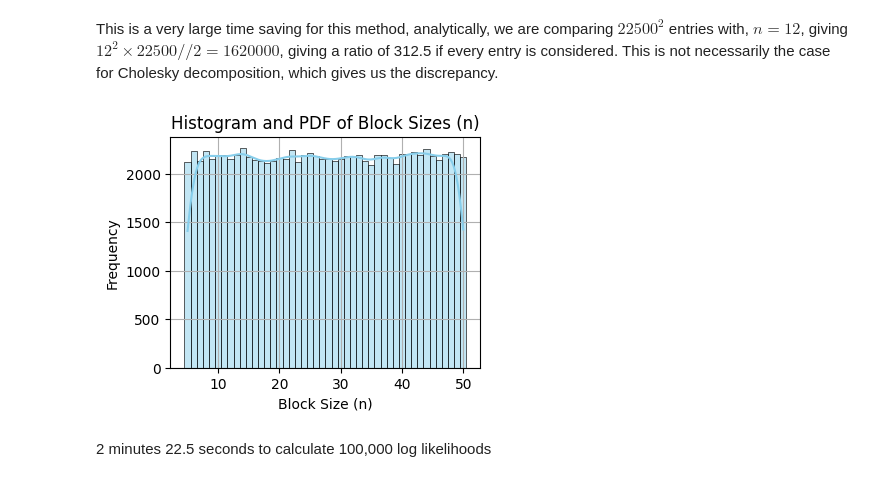
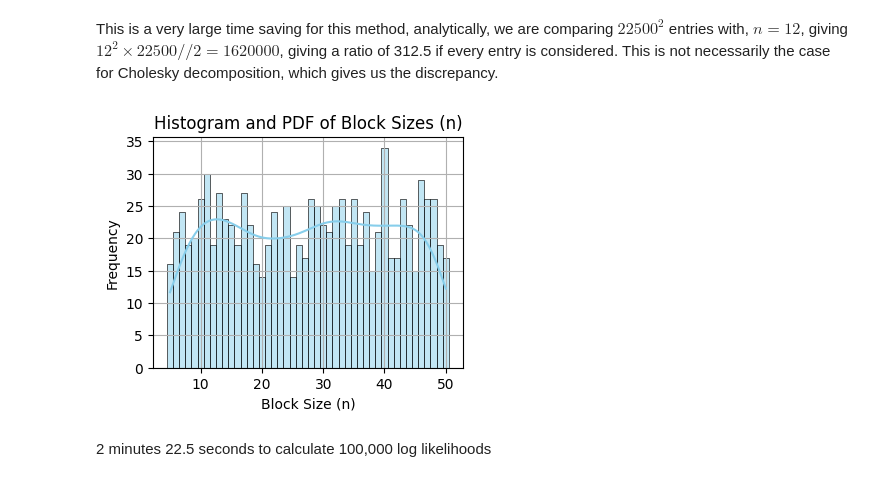
Before and after one commit to AbhishekDey03/mathematical-notebooks, a Jupyter notebook: covariance_matrix_calculations.ipynb, the cells around one changed output. Drawn from its saved outputs; the diff is of its cells as text; code cells hidden in the pictures.

```diff
--- a/covariance_matrix_calculations.ipynb
+++ b/covariance_matrix_calculations.ipynb
@@ -257,17 +257,17 @@ nll_to_matrix = lambda cov, x, mu, n_values: np.column_stack((
     np.array([block_diagonal_mvg_NLL(cov, x, mu, n) for n in n_values])
 ))
 # %%
-n_values = np.random.randint(5, 51, size=100000)
+n_values = np.random.randint(5, 51, size=1000)
 
 plt.figure(figsize=(4, 3))
 sns.histplot(n_values, bins=np.arange(4.5, 51.5, 1), kde=True, color='skyblue', edgecolor='black')
 plt.title('Histogram and PDF of Block Sizes (n)')
 plt.xlabel('Block Size (n)')
 plt.ylabel('Frequency')
 plt.grid(True)
 plt.show()
 # %% [output]
-[figure, old version]
+[figure, new version]
 # %%
 nll_matrix = nll_to_matrix(covariance_matrix, x, mu, n_values)
 df = pd.DataFrame(nll_matrix, columns=['n', 'NLL'])
```
Also changed, not shown: parts of 18 cells of this notebook, 2 other files.
